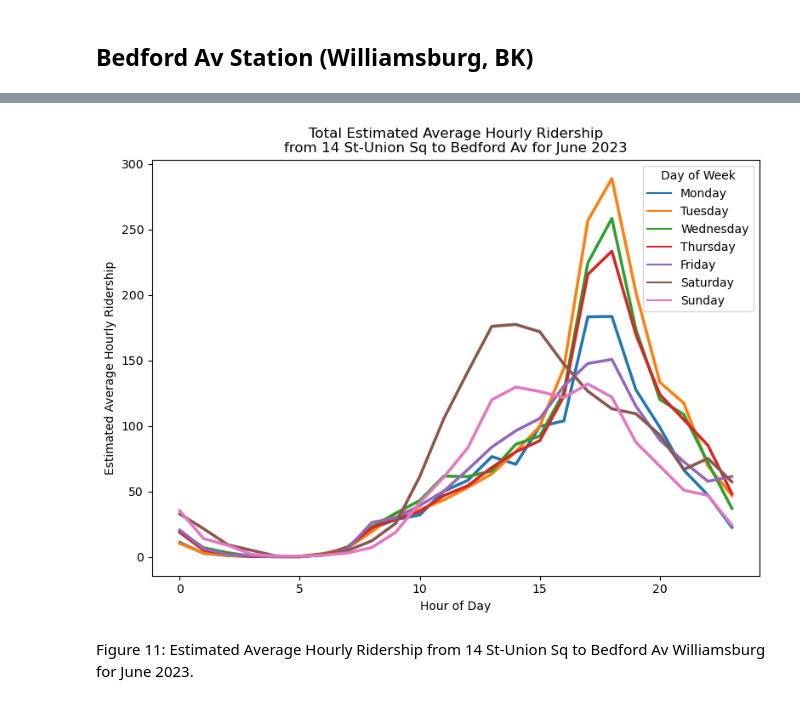
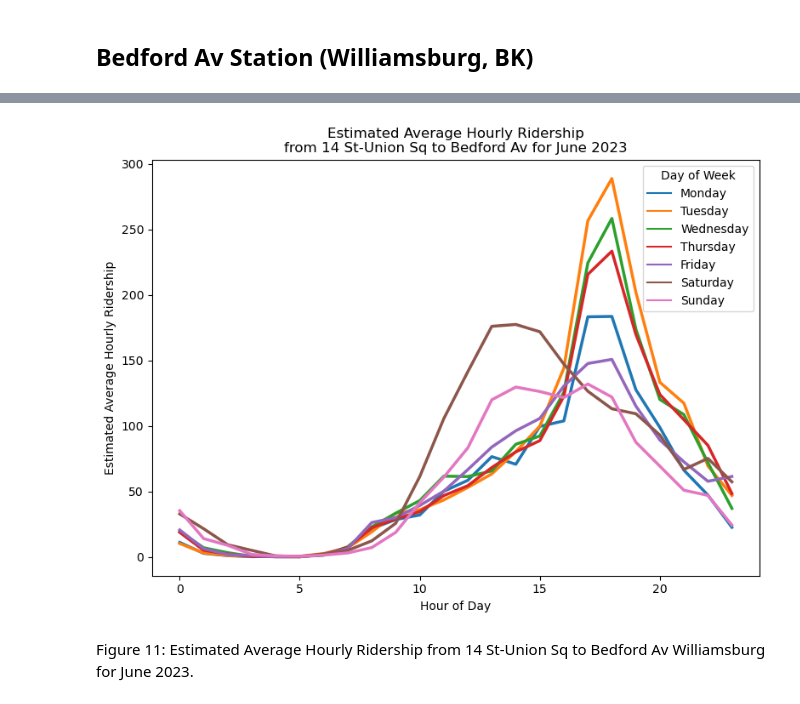
Before and after one commit to mebauer/mta-data, a Jupyter notebook: subway-trips.ipynb, the cells around one changed output, grey strips where cells are left out. Drawn from its saved outputs; the diff is of its cells as text; code cells hidden in the pictures.

```diff
--- a/subway-trips.ipynb
+++ b/subway-trips.ipynb
@@ -1269,33 +1269,33 @@ williamsburg
 # %%
 fig, ax = plt.subplots(figsize=(8, 6))
 
 hue_order = [
     'Monday', 'Tuesday',
     'Wednesday', 'Thursday','Friday',
     'Saturday', 'Sunday'
 ]
 
 sns.lineplot(
     data=williamsburg,
     x='hour_of_day',
     y='estimated_average_ridership',
     hue='day_of_week',
     palette="tab10",
     linewidth=2.5,
     hue_order=hue_order,
     ax=ax
 )
 
 ax.get_legend().set_title('Day of Week')
 
-plt.title('Total Estimated Average Hourly Ridership\nfrom 14 St-Union Sq to Bedford Av for June 2023')
+plt.title('Estimated Average Hourly Ridership\nfrom 14 St-Union Sq to Bedford Av for June 2023')
 plt.xlabel('Hour of Day')
 plt.ylabel('Estimated Average Hourly Ridership')
 
 plt.tight_layout()
 plt.savefig('figures/williamsburg-june.png', dpi=200, bbox_inches='tight')
 # %% [output]
-[figure, old version]
+[figure, new version]
 # %% [markdown]
 Figure 11: Estimated Average Hourly Ridership from 14 St-Union Sq to Bedford Av Williamsburg for June 2023.
 # %%
```
Also changed, not shown: parts of 32 cells of this notebook, 7 other files.
